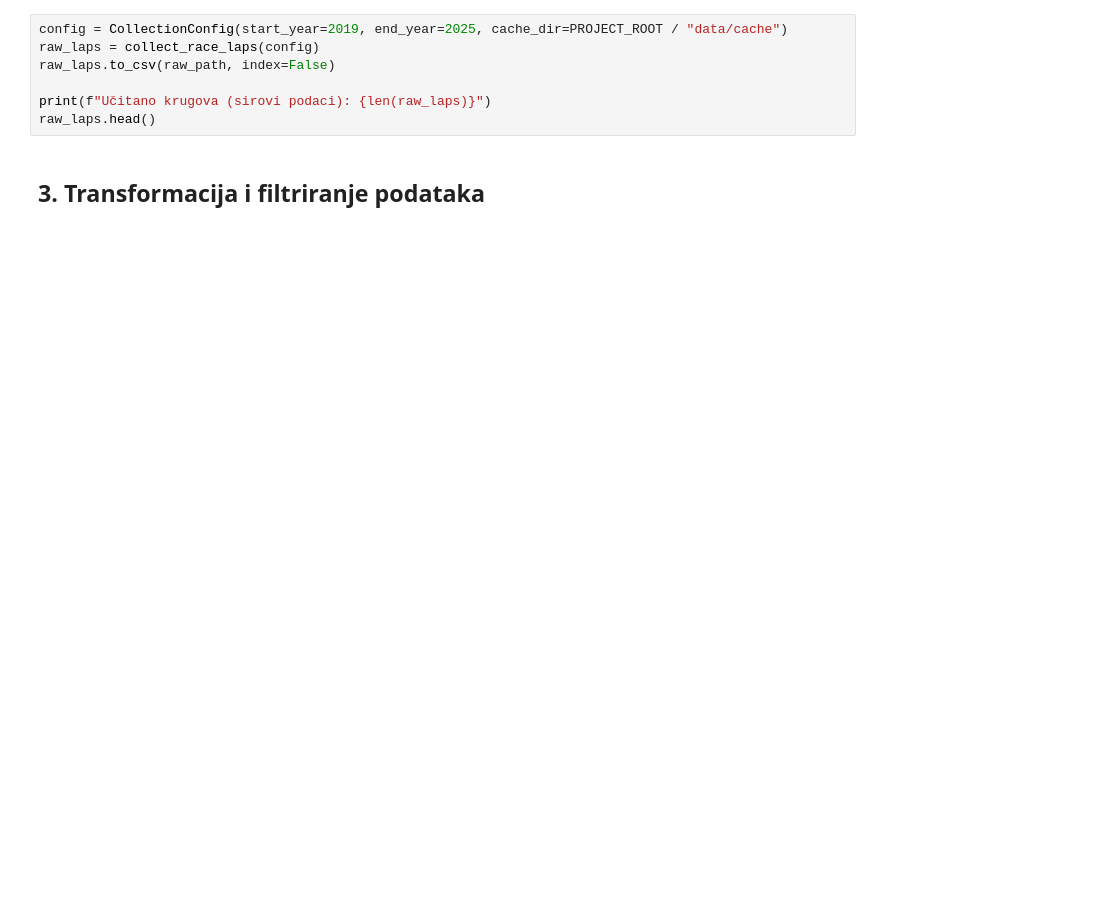
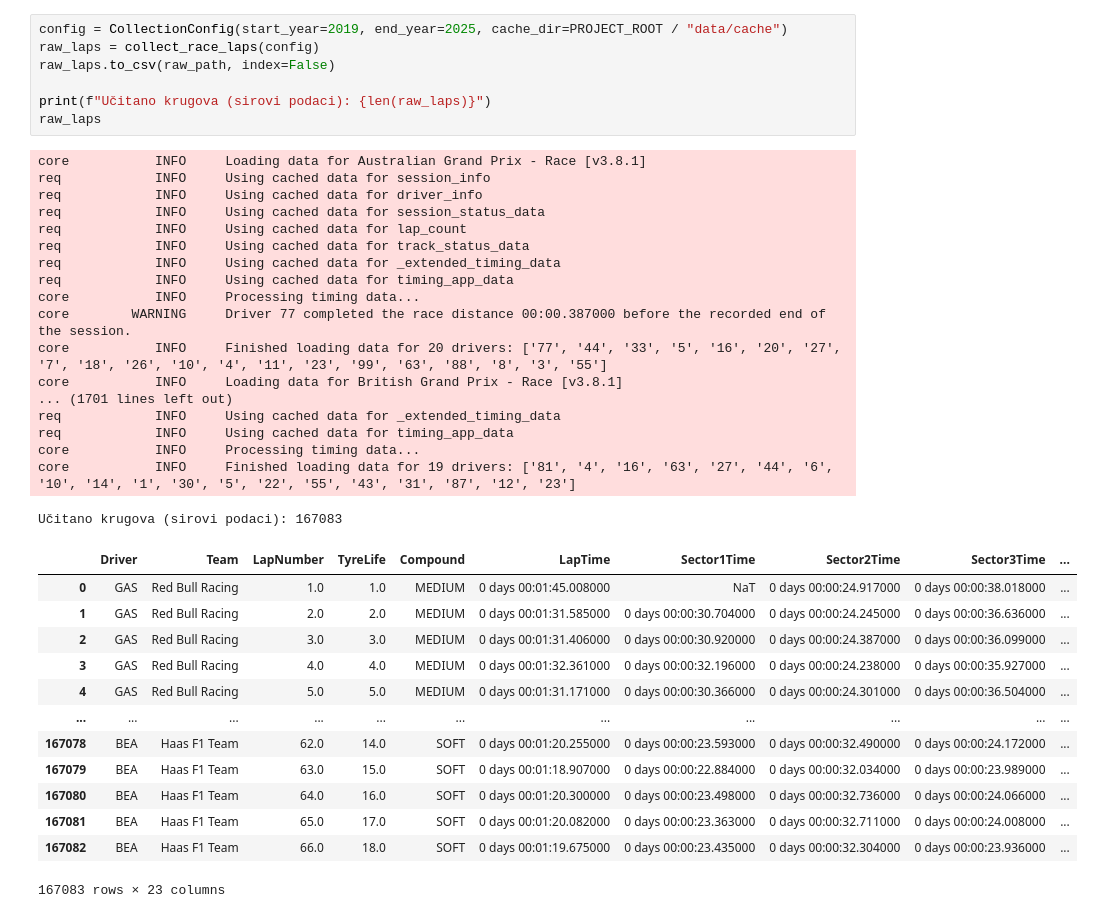
Before and after one commit to Zokster9/F1-Strategy-Analyses, a Jupyter notebook: notebooks/f1_strategija_analiza.ipynb, the cells around one changed output. Saved outputs shown, nothing was run; the diff lists cells and outputs as text; blank space fills up the shorter version.

```diff
--- a/notebooks/f1_strategija_analiza.ipynb
+++ b/notebooks/f1_strategija_analiza.ipynb
@@ -45,9 +55,39 @@ print(f"Poslednji pipeline run_id: {latest_pipeline_run_id}")
 # %%
 config = CollectionConfig(start_year=2019, end_year=2025, cache_dir=PROJECT_ROOT / "data/cache")
 raw_laps = collect_race_laps(config)
 raw_laps.to_csv(raw_path, index=False)
 
 print(f"Učitano krugova (sirovi podaci): {len(raw_laps)}")
-raw_laps.head()
+raw_laps
+# %% [output]
+core           INFO     Loading data for Australian Grand Prix - Race [v3.8.1]
+req            INFO     Using cached data for session_info
+req            INFO     Using cached data for driver_info
+req            INFO     Using cached data for session_status_data
+req            INFO     Using cached data for lap_count
+req            INFO     Using cached data for track_status_data
+req            INFO     Using cached data for _extended_timing_data
+req            INFO     Using cached data for timing_app_data
+core           INFO     Processing timing data...
+core        WARNING     Driver 77 completed the race distance 00:00.387000 before the recorded end of the session.
+core           INFO     Finished loading data for 20 drivers: ['77', '44', '33', '5', '16', '20', '27', '7', '18', '26', '10', '4', '11', '23', '99', '63', '88', '8', '3', '55']
+core           INFO     Loading data for British Grand Prix - Race [v3.8.1]
+... (1701 lines left out)
+req            INFO     Using cached data for _extended_timing_data
+req            INFO     Using cached data for timing_app_data
+core           INFO     Processing timing data...
+core           INFO     Finished loading data for 19 drivers: ['81', '4', '16', '63', '27', '44', '6', '10', '14', '1', '30', '5', '22', '55', '43', '31', '87', '12', '23']
+Učitano krugova (sirovi podaci): 167083
+|  | Driver | Team | LapNumber | TyreLife | Compound | LapTime | Sector1Time | Sector2Time | Sector3Time | ... |
+| 0 | GAS | Red Bull Racing | 1.0 | 1.0 | MEDIUM | 0 days 00:01:45.008000 | NaT | 0 days 00:00:24.917000 | 0 days 00:00:38.018000 | ... |
+| 1 | GAS | Red Bull Racing | 2.0 | 2.0 | MEDIUM | 0 days 00:01:31.585000 | 0 days 00:00:30.704000 | 0 days 00:00:24.245000 | 0 days 00:00:36.636000 | ... |
+| 2 | GAS | Red Bull Racing | 3.0 | 3.0 | MEDIUM | 0 days 00:01:31.406000 | 0 days 00:00:30.920000 | 0 days 00:00:24.387000 | 0 days 00:00:36.099000 | ... |
+| 3 | GAS | Red Bull Racing | 4.0 | 4.0 | MEDIUM | 0 days 00:01:32.361000 | 0 days 00:00:32.196000 | 0 days 00:00:24.238000 | 0 days 00:00:35.927000 | ... |
+| 4 | GAS | Red Bull Racing | 5.0 | 5.0 | MEDIUM | 0 days 00:01:31.171000 | 0 days 00:00:30.366000 | 0 days 00:00:24.301000 | 0 days 00:00:36.504000 | ... |
+| ... | ... | ... | ... | ... | ... | ... | ... | ... | ... | ... |
+| 167078 | BEA | Haas F1 Team | 62.0 | 14.0 | SOFT | 0 days 00:01:20.255000 | 0 days 00:00:23.593000 | 0 days 00:00:32.490000 | 0 days 00:00:24.172000 | ... |
+| 167079 | BEA | Haas F1 Team | 63.0 | 15.0 | SOFT | 0 days 00:01:18.907000 | 0 days 00:00:22.884000 | 0 days 00:00:32.034000 | 0 days 00:00:23.989000 | ... |
+| 167080 | BEA | Haas F1 Team | 64.0 | 16.0 | SOFT | 0 days 00:01:20.300000 | 0 days 00:00:23.498000 | 0 days 00:00:32.736000 | 0 days 00:00:24.066000 | ... |
+| 167081 | BEA | Haas F1 Team | 65.0 | 17.0 | SOFT | 0 days 00:01:20.082000 | 0 days 00:00:23.363000 | 0 days 00:00:32.711000 | 0 days 00:00:24.008000 | ... |
+| 167082 | BEA | Haas F1 Team | 66.0 | 18.0 | SOFT | 0 days 00:01:19.675000 | 0 days 00:00:23.435000 | 0 days 00:00:32.304000 | 0 days 00:00:23.936000 | ... |
+167083 rows × 23 columns
-# %% [markdown]
-## 3. Transformacija i filtriranje podataka
```
Also changed, not shown: parts of 39 cells of this notebook, 11 other files.
